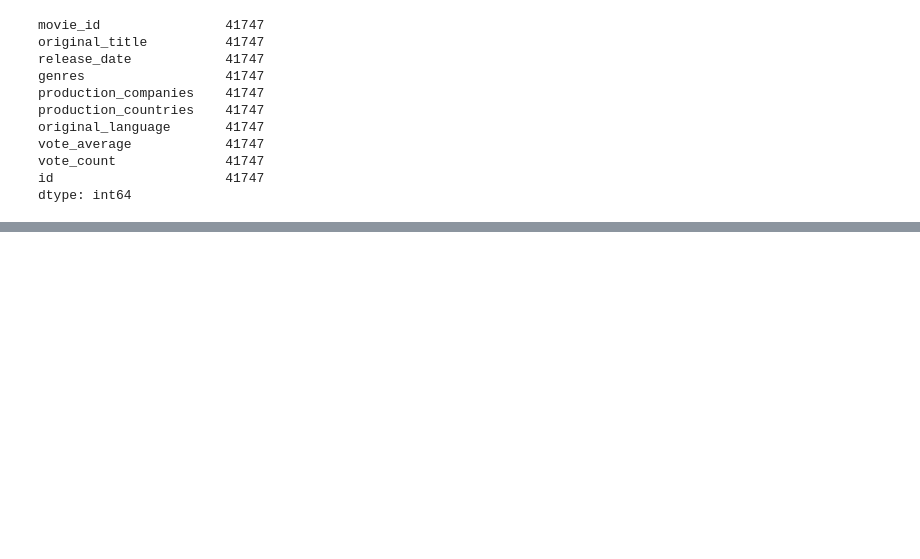
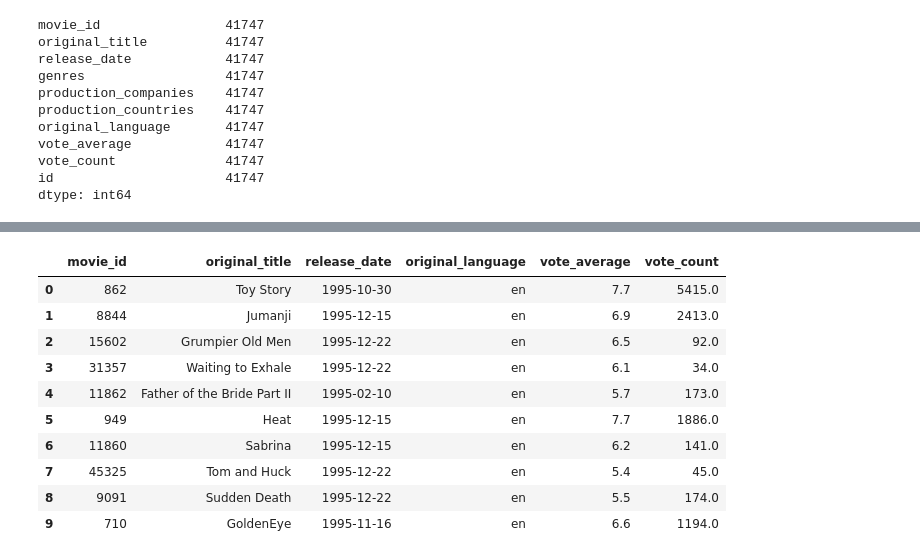
Before and after one commit to caseygomez/Female-Representation-In-The-Film-Industry, a Jupyter notebook: movies_metadata.ipynb, the cells around one changed output, grey strips where cells are left out. Saved outputs shown, nothing was run; the diff lists cells and outputs as text; code cells hidden in the pictures; blank space fills up the shorter version.

Commit message:
Final movies_metadata, companies, countries, genres

```diff
--- a/movies_metadata.ipynb
+++ b/movies_metadata.ipynb
@@ -251,0 +501,16 @@ dtype: int64
+# %%
+#Back to metadata: now that countries, companies and genres are saved seperately drop additional columns
+clean_meta_df = meta_df.drop(['genres','production_companies', 'production_countries', 'id'], axis=1)
+clean_meta_df.head(10)
+# %% [output]
+|  | movie_id | original_title | release_date | original_language | vote_average | vote_count |
+| 0 | 862 | Toy Story | 1995-10-30 | en | 7.7 | 5415.0 |
+| 1 | 8844 | Jumanji | 1995-12-15 | en | 6.9 | 2413.0 |
+| 2 | 15602 | Grumpier Old Men | 1995-12-22 | en | 6.5 | 92.0 |
+| 3 | 31357 | Waiting to Exhale | 1995-12-22 | en | 6.1 | 34.0 |
+| 4 | 11862 | Father of the Bride Part II | 1995-02-10 | en | 5.7 | 173.0 |
+| 5 | 949 | Heat | 1995-12-15 | en | 7.7 | 1886.0 |
+| 6 | 11860 | Sabrina | 1995-12-15 | en | 6.2 | 141.0 |
+| 7 | 45325 | Tom and Huck | 1995-12-22 | en | 5.4 | 45.0 |
+| 8 | 9091 | Sudden Death | 1995-12-22 | en | 5.5 | 174.0 |
+| 9 | 710 | GoldenEye | 1995-11-16 | en | 6.6 | 1194.0 |
```
Also changed, not shown: parts of 27 cells of this notebook, 4 other files.
